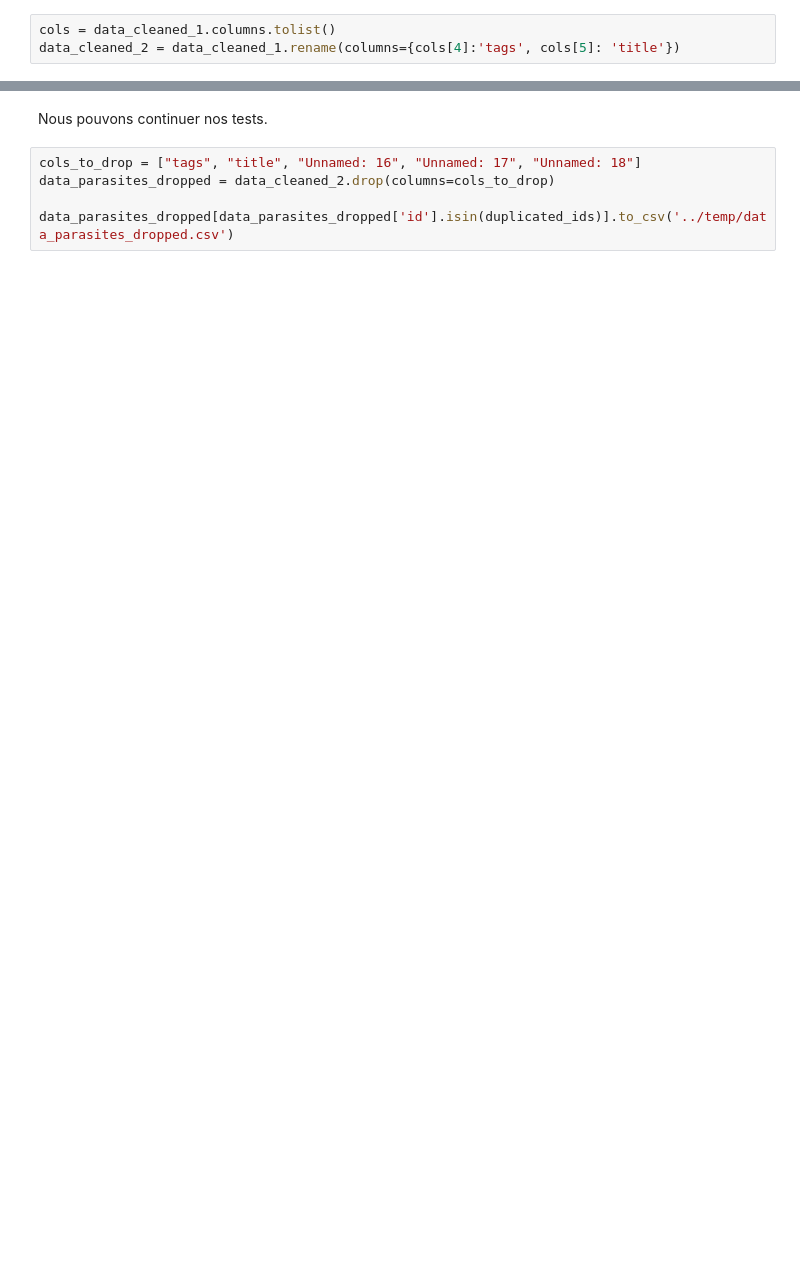
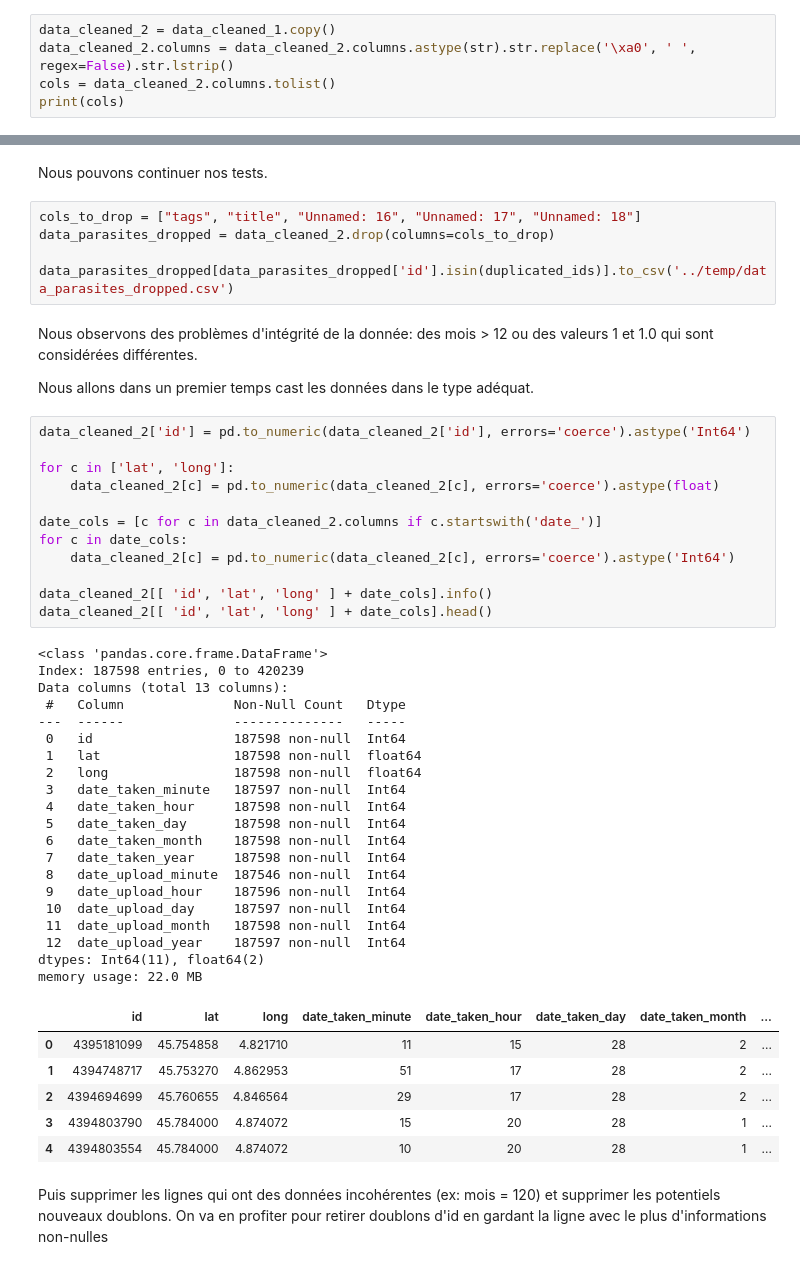
Before and after one commit to alex-ddr/data-mining, a Jupyter notebook: notebooks/clustering_lyon.ipynb, the cells around one changed output, grey strips where cells are left out. Drawn from its saved outputs; the diff is of its cells as text; blank space fills up the shorter version.

```diff
--- a/notebooks/clustering_lyon.ipynb
+++ b/notebooks/clustering_lyon.ipynb
@@ -93,6 +227,8 @@ print(cols, cols_to_drop)
 # %% [markdown]
 On remarque qu'il y avait des espaces dans les colonnes tags et title. Nous allons corriger ça et afficher les mêmes données sans cols.
 # %%
-cols = data_cleaned_1.columns.tolist()
-data_cleaned_2 = data_cleaned_1.rename(columns={cols[4]:'tags', cols[5]: 'title'})
+data_cleaned_2 = data_cleaned_1.copy()
+data_cleaned_2.columns = data_cleaned_2.columns.astype(str).str.replace('\xa0', ' ', regex=False).str.lstrip()
+cols = data_cleaned_2.columns.tolist()
+print(cols)
 # %% [output]
@@ -109,3 +240,48 @@ cols_to_drop = ["tags", "title", "Unnamed: 16", "Unnamed: 17", "Unnamed: 18"]
 data_parasites_dropped = data_cleaned_2.drop(columns=cols_to_drop)
 
 data_parasites_dropped[data_parasites_dropped['id'].isin(duplicated_ids)].to_csv('../temp/data_parasites_dropped.csv')
+# %% [markdown]
+Nous observons des problèmes d'intégrité de la donnée: des mois > 12 ou des valeurs 1 et 1.0 qui sont considérées différentes.
+
+Nous allons dans un premier temps cast les données dans le type adéquat.
+# %%
+data_cleaned_2['id'] = pd.to_numeric(data_cleaned_2['id'], errors='coerce').astype('Int64')
+
+for c in ['lat', 'long']:
+    data_cleaned_2[c] = pd.to_numeric(data_cleaned_2[c], errors='coerce').astype(float)
+
+date_cols = [c for c in data_cleaned_2.columns if c.startswith('date_')]
+for c in date_cols:
+    data_cleaned_2[c] = pd.to_numeric(data_cleaned_2[c], errors='coerce').astype('Int64')
+
+data_cleaned_2[[ 'id', 'lat', 'long' ] + date_cols].info()
+data_cleaned_2[[ 'id', 'lat', 'long' ] + date_cols].head()
+# %% [output]
+<class 'pandas.core.frame.DataFrame'>
+Index: 187598 entries, 0 to 420239
+Data columns (total 13 columns):
+ #   Column              Non-Null Count   Dtype
+---  ------              --------------   -----
+ 0   id                  187598 non-null  Int64
+ 1   lat                 187598 non-null  float64
+ 2   long                187598 non-null  float64
+ 3   date_taken_minute   187597 non-null  Int64
+ 4   date_taken_hour     187598 non-null  Int64
+ 5   date_taken_day      187598 non-null  Int64
+ 6   date_taken_month    187598 non-null  Int64
+ 7   date_taken_year     187598 non-null  Int64
+ 8   date_upload_minute  187546 non-null  Int64
+ 9   date_upload_hour    187596 non-null  Int64
+ 10  date_upload_day     187597 non-null  Int64
+ 11  date_upload_month   187598 non-null  Int64
+ 12  date_upload_year    187597 non-null  Int64
+dtypes: Int64(11), float64(2)
+memory usage: 22.0 MB
+|  | id | lat | long | date_taken_minute | date_taken_hour | date_taken_day | date_taken_month | ... |
+| 0 | 4395181099 | 45.754858 | 4.821710 | 11 | 15 | 28 | 2 | ... |
+| 1 | 4394748717 | 45.753270 | 4.862953 | 51 | 17 | 28 | 2 | ... |
+| 2 | 4394694699 | 45.760655 | 4.846564 | 29 | 17 | 28 | 2 | ... |
+| 3 | 4394803790 | 45.784000 | 4.874072 | 15 | 20 | 28 | 1 | ... |
+| 4 | 4394803554 | 45.784000 | 4.874072 | 10 | 20 | 28 | 1 | ... |
+# %% [markdown]
+Puis supprimer les lignes qui ont des données incohérentes (ex: mois = 120) et supprimer les potentiels nouveaux doublons. On va en profiter pour retirer doublons d'id en gardant la ligne avec le plus d'informations non-nulles
```
Also changed, not shown: parts of 23 cells of this notebook, 4 other files.
